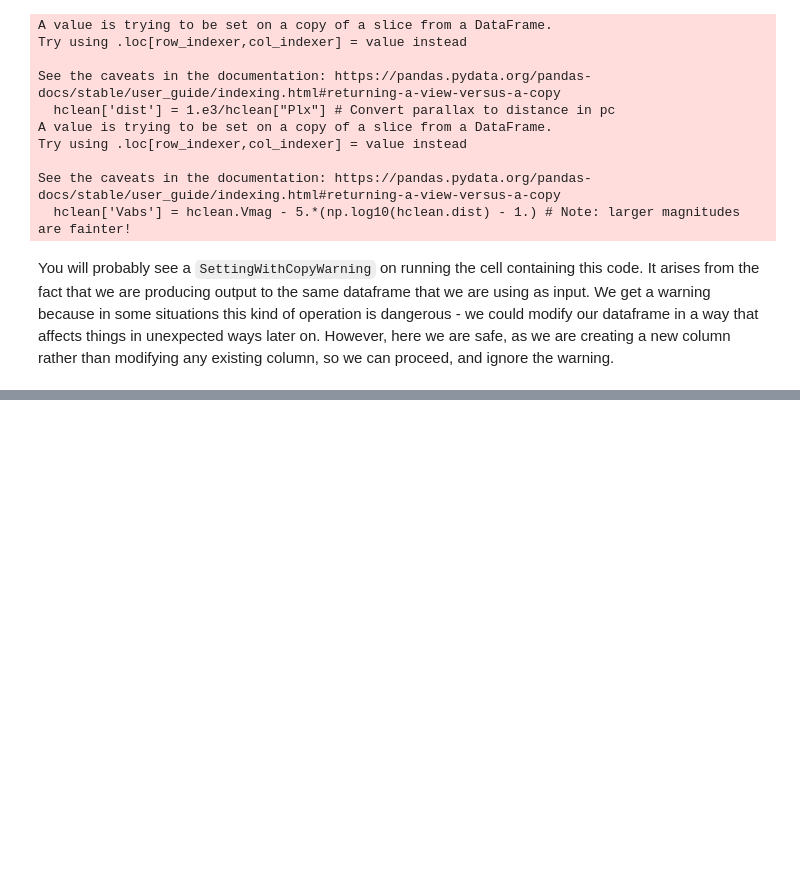
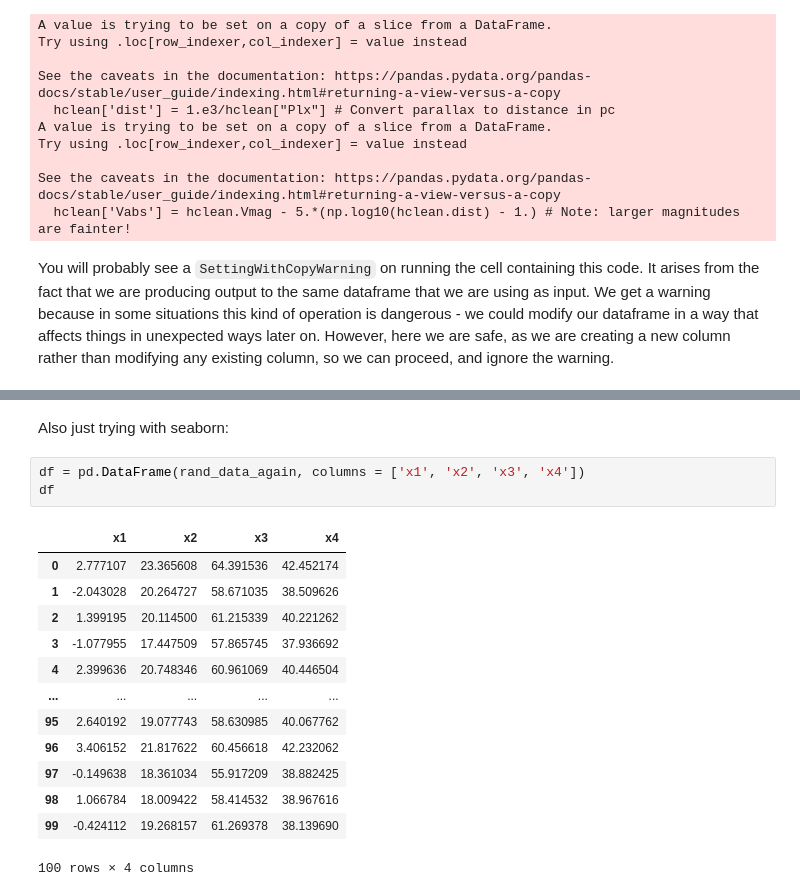
Before and after one commit to lea-y01/phys_stats, a Jupyter notebook: extras_lessons/large_multivar_datasets.ipynb, the cells around one changed output, grey strips where cells are left out. Saved outputs shown, nothing was run; the diff lists cells and outputs as text; blank space fills up the shorter version.

```diff
--- a/extras_lessons/large_multivar_datasets.ipynb
+++ b/extras_lessons/large_multivar_datasets.ipynb
@@ -97,0 +186,19 @@ You will probably see a <code class="language-plaintext highlighter-rouge">Setti
+# %% [markdown]
+Also just trying with seaborn:
+# %%
+df = pd.DataFrame(rand_data_again, columns = ['x1', 'x2', 'x3', 'x4'])
+df
+# %% [output]
+|  | x1 | x2 | x3 | x4 |
+| 0 | 2.777107 | 23.365608 | 64.391536 | 42.452174 |
+| 1 | -2.043028 | 20.264727 | 58.671035 | 38.509626 |
+| 2 | 1.399195 | 20.114500 | 61.215339 | 40.221262 |
+| 3 | -1.077955 | 17.447509 | 57.865745 | 37.936692 |
+| 4 | 2.399636 | 20.748346 | 60.961069 | 40.446504 |
+| ... | ... | ... | ... | ... |
+| 95 | 2.640192 | 19.077743 | 58.630985 | 40.067762 |
+| 96 | 3.406152 | 21.817622 | 60.456618 | 42.232062 |
+| 97 | -0.149638 | 18.361034 | 55.917209 | 38.882425 |
+| 98 | 1.066784 | 18.009422 | 58.414532 | 38.967616 |
+| 99 | -0.424112 | 19.268157 | 61.269378 | 38.139690 |
+100 rows × 4 columns
```
Also changed, not shown: parts of 14 cells of this notebook, 1 other file.
